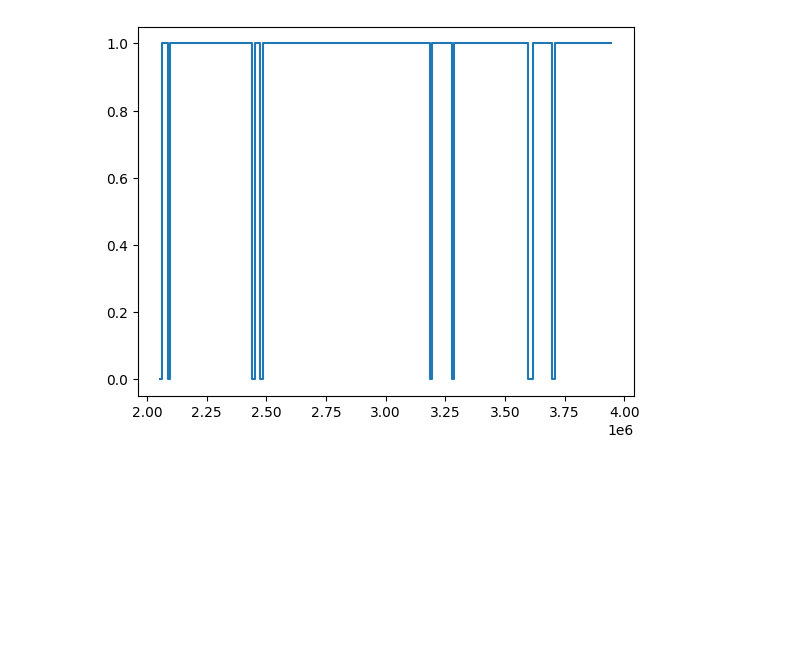
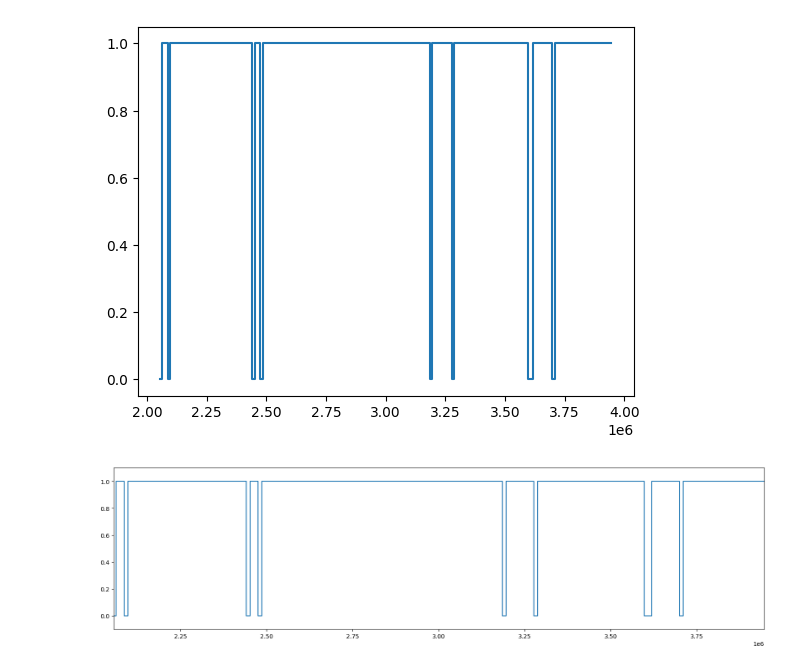
Before and after one commit to VishalRashmika/IR-signals, a Jupyter notebook: analysis.ipynb, the cells around one changed output. Saved outputs shown, nothing was run; the diff lists cells and outputs as text; code cells hidden in the pictures; blank space fills up the shorter version.

```diff
--- a/analysis.ipynb
+++ b/analysis.ipynb
@@ -34,3 +34,11 @@ plt.step(us, bits, where='mid')
 # %% [output]
 [<matplotlib.lines.Line2D at 0x...>]
 [figure]
+# %%
+plt.figure(figsize=(20,5))
+plt.step(us, bits, where='mid')
+plt.ylim(-0.1,1.1)
+plt.xlim(us[0],us[-1])
+plt.show()
+# %% [output]
+[figure, added]
```
Also changed, not shown: parts of 4 cells of this notebook.
